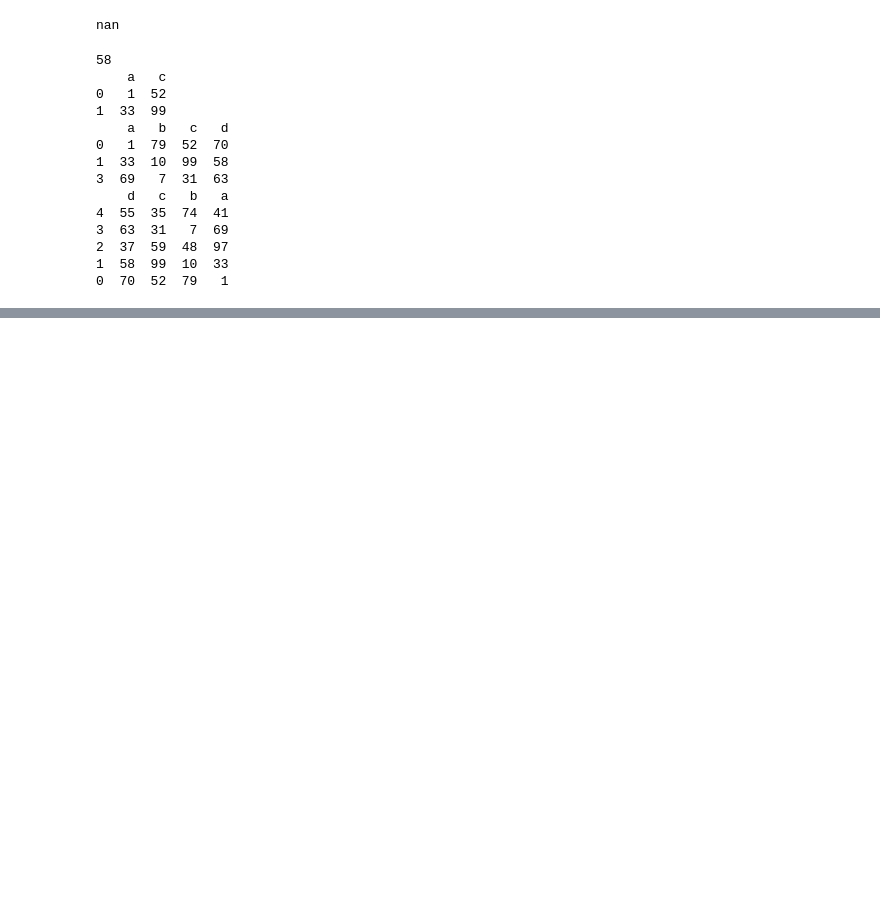
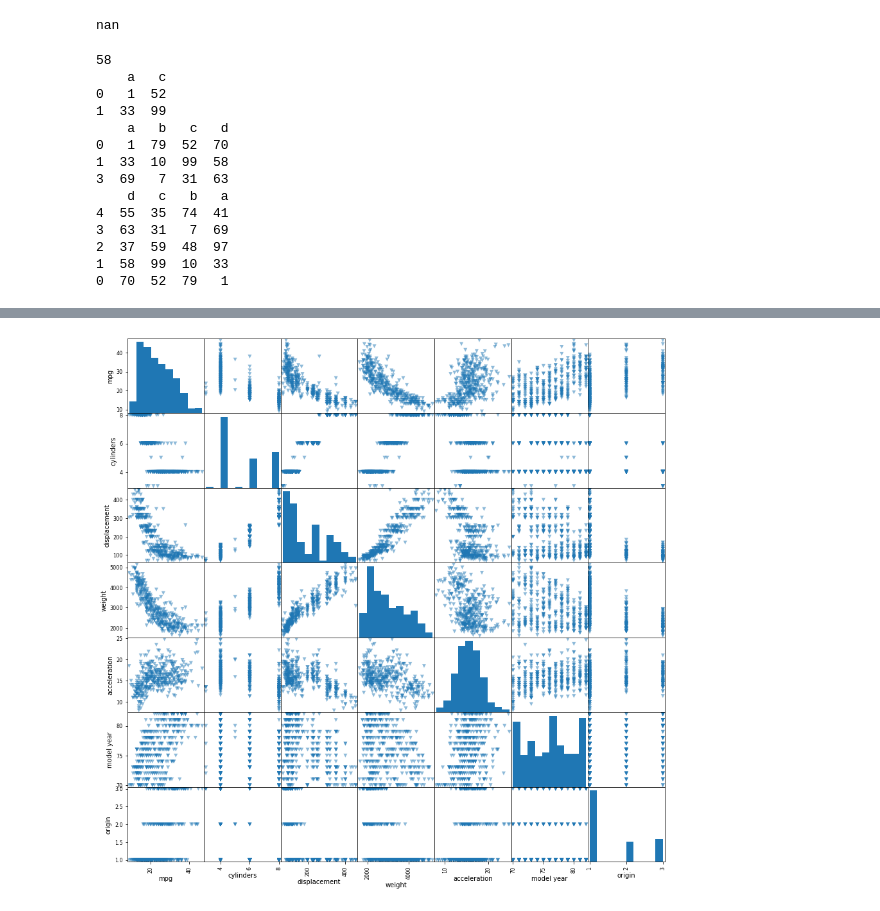
Before and after one commit to dhruv-4604/Python_DailyLec, a Jupyter notebook: SEM 4/PY/T1.ipynb, the cells around one changed output, grey strips where cells are left out. Drawn from its saved outputs; the diff is of its cells as text; code cells hidden in the pictures; blank space fills up the shorter version.

```diff
--- a/SEM 4/PY/T1.ipynb
+++ b/SEM 4/PY/T1.ipynb
@@ -116,0 +137,4 @@ Name: max_speed, dtype: int64
+# %%
+data_link="auto-mpg.csv"
+ds=pd.read_csv(data_link)
+ds.head(20)
@@ -116,0 +182,6 @@ Name: max_speed, dtype: int64
+# %%
+import matplotlib.pyplot  as plt
+pd.plotting.scatter_matrix(ds,figsize=[15,15],marker='v',alpha=0.5)
+plt.savefig('test.pdf')
+# %% [output]
+[figure, added]
```
Also changed, not shown: parts of 55 cells of this notebook, 9 other files.
